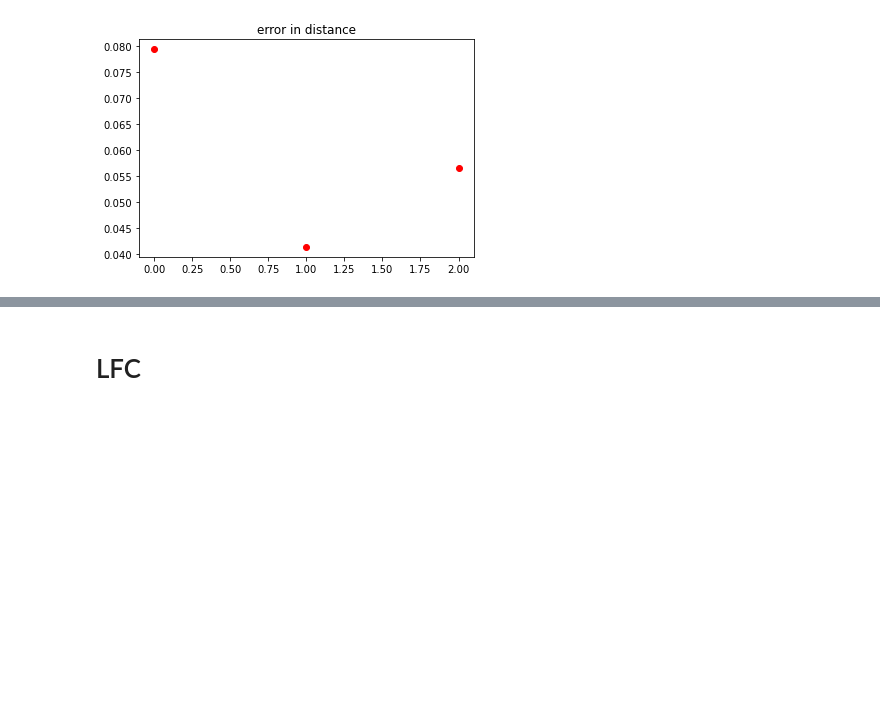
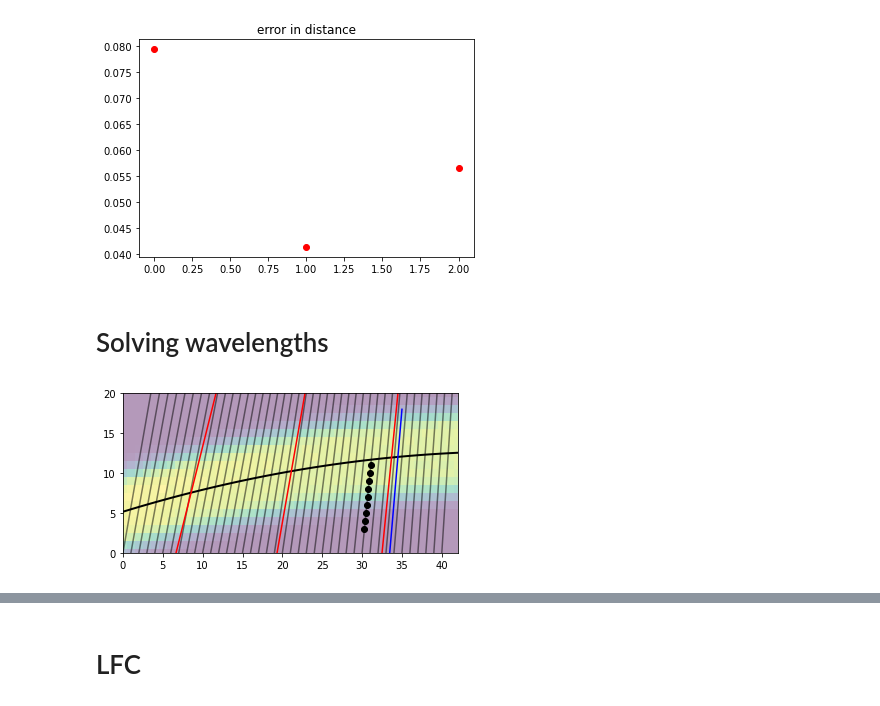
Before and after one commit to krlodeleon/spectro, a Jupyter notebook: blob_detector.ipynb, the cells around one changed output, grey strips where cells are left out. Drawn from its saved outputs; the diff is of its cells as text; code cells hidden in the pictures; blank space fills up the shorter version.

Commit message:
Gets wavelength at a given point

```diff
--- a/blob_detector.ipynb
+++ b/blob_detector.ipynb
@@ -402,3 +408,29 @@ plt.show()
 # %% [output]
 [figure]
 [figure]
+# %% [markdown]
+# Solving wavelengths
+# %%
+x_sample = intersections_x - intersections_y/slopes[:,0]
+slope_at_y0_pars = designfit(x_sample,slopes[:,0],np.ones_like(x_sample),constant1,identity,square)
+slope_at_y0 = lambda x : slope_at_y0_pars[0] + x*slope_at_y0_pars[1] + x**2*slope_at_y0_pars[2]
+# %%
+plt.imshow(flat,alpha=0.4,**imshowkwargs)
+
+for x in np.arange(0,41):
+    plt.plot([x,x+20/slope_at_y0(x)],[0,20],color='black',alpha=0.5)
+plt.plot(xs,parabola(xs)+offset,color='black',linewidth=2)
+dy = 15
+for x in lfcspots[1:-1]:
+    y0 = trace(x)
+    plt.plot([x - dxdy(x) * dy, x + dxdy(x) * dy], [y0 - dy, y0 + dy],color='red')
+
+test_x, test_y = 35,18
+
+plt.plot([wavelength(test_x,test_y),test_x],[0,test_y],color='blue')
+plt.plot([x0_finder_on_y(y,30) for y in [3,4,5,6,7,8,9,10,11]],[3,4,5,6,7,8,9,10,11],'o',color='black')
+plt.xlim(0,42)
+plt.ylim(0,20)
+plt.show()
+# %% [output]
+[figure, added]
```
Also changed, not shown: parts of 4 cells of this notebook.
